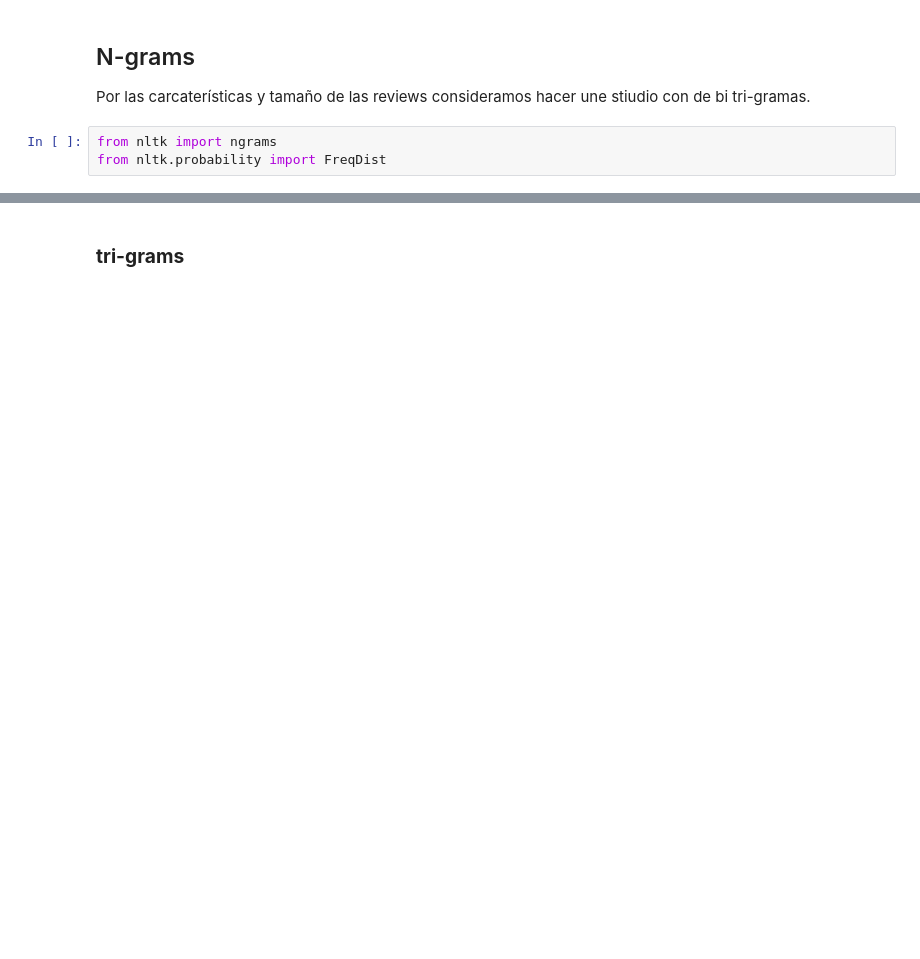
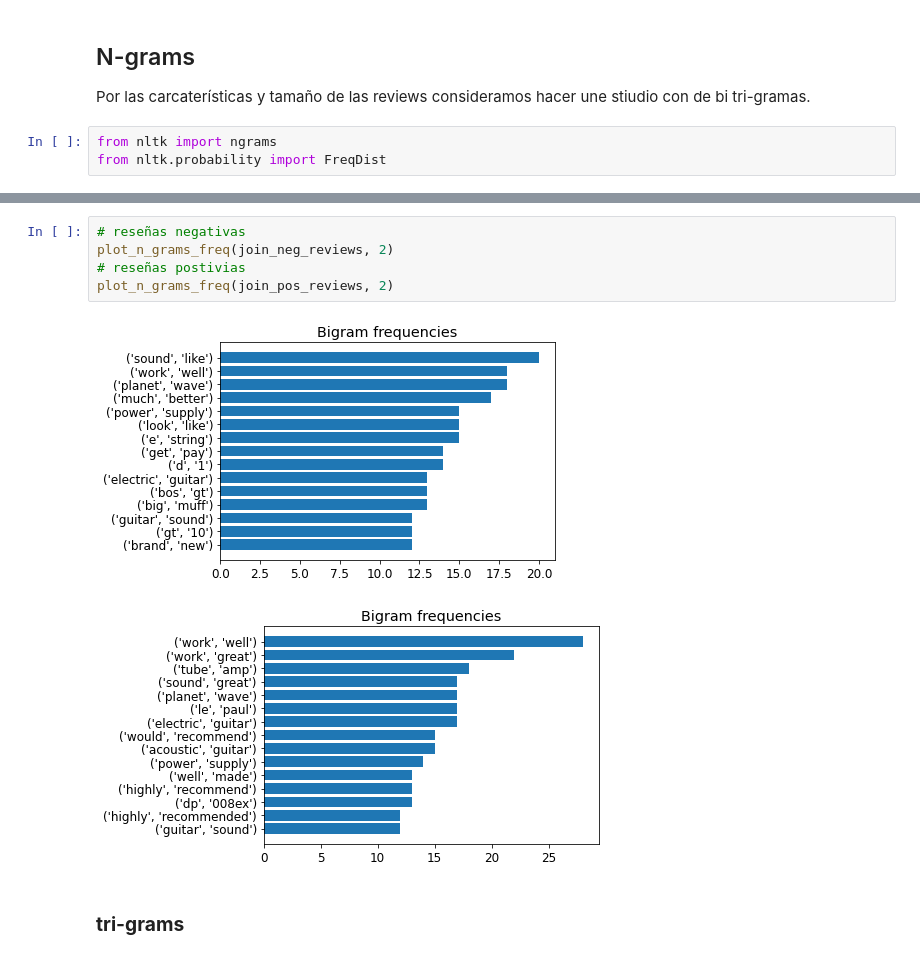
Before and after one commit to IrenaVent/11-NLP, a Jupyter notebook: 01-analisis-exploratiorio.ipynb, the cells around one changed output, grey strips where cells are left out. Drawn from its saved outputs; the diff is of its cells as text; blank space fills up the shorter version.

```diff
--- a/01-analisis-exploratiorio.ipynb
+++ b/01-analisis-exploratiorio.ipynb
@@ -382,2 +389,10 @@ def plot_n_grams_freq(data, num):
+# %%
+# reseñas negativas
+plot_n_grams_freq(join_neg_reviews, 2)
+# reseñas postivias
+plot_n_grams_freq(join_pos_reviews, 2)
+# %% [output]
+[figure, added]
+[figure, added]
 # %% [markdown]
 ### **tri-grams**
```
Also changed, not shown: parts of 87 cells of this notebook.
